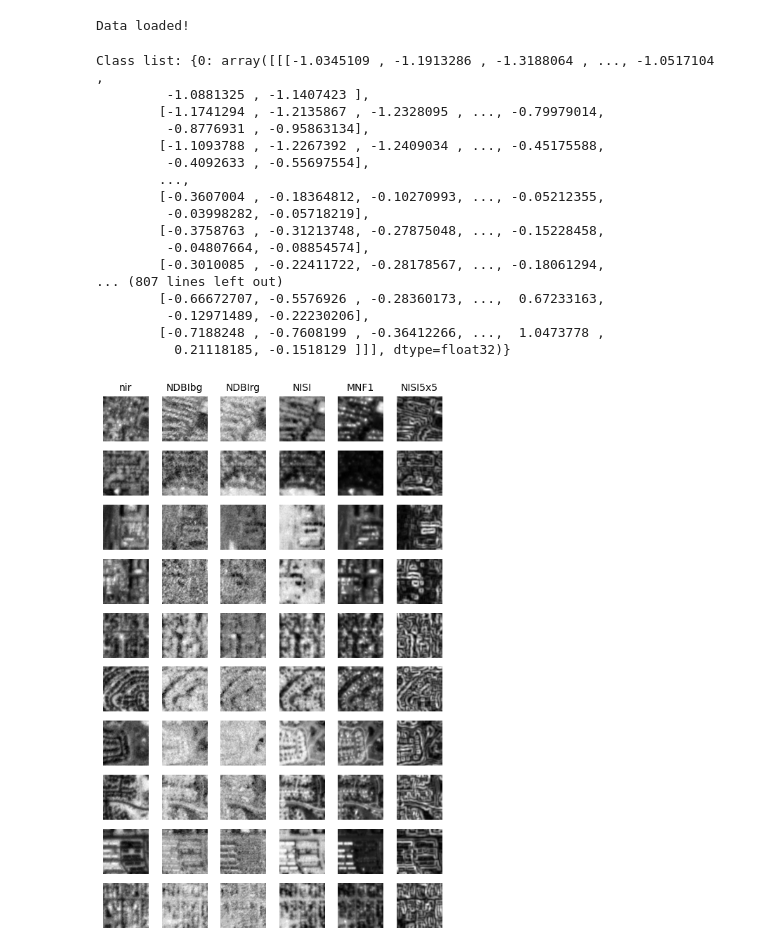
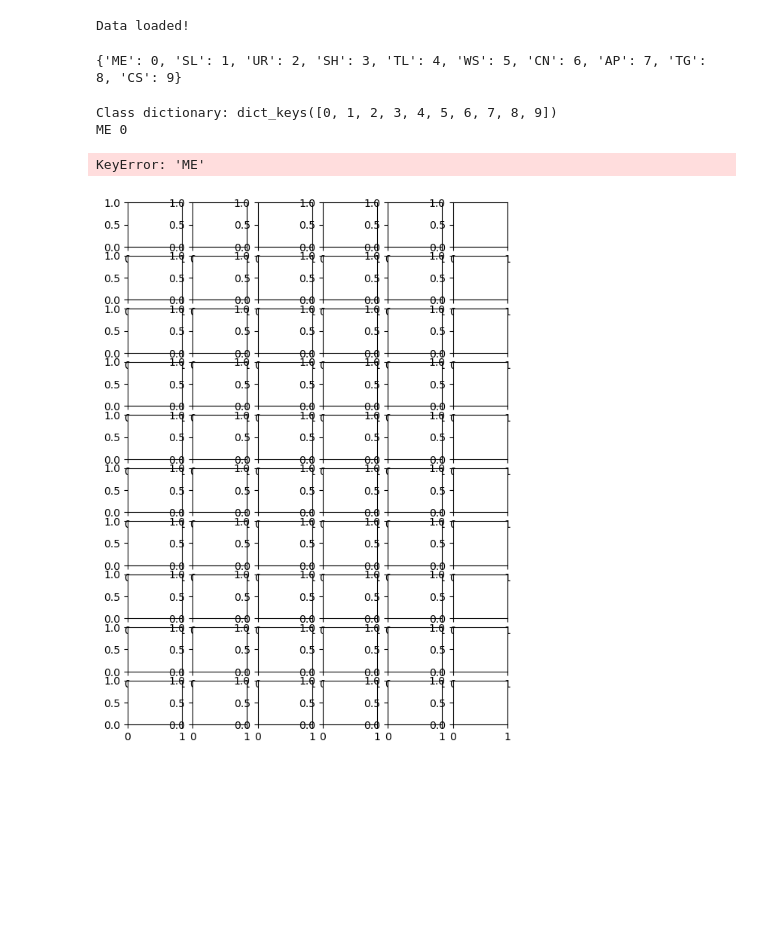
Before and after one commit to maxwellCcook/rooftop-mapping, a Jupyter notebook: code/_plot-image-chunks-DC-Denver.ipynb, the cells around one changed output. Cells and saved outputs as stored; diff of their text form; code cells hidden in the pictures; blank space fills up the shorter version.

```diff
--- a/code/_plot-image-chunks-DC-Denver.ipynb
+++ b/code/_plot-image-chunks-DC-Denver.ipynb
@@ -266,7 +308,7 @@ TG      172
 Name: count, dtype: int64
 # %%
 # Perform balanced sampling (random undersampling)
-ref_bal = balance_sampling(ref_windows, ratio=10, strategy='undersample')
+ref_bal = balance_sampling(ref_windows, ratio=5, strategy='undersample')
 ref_bal.class_code.value_counts()
 # %% [output]
 class_code
@@ -302,4 +344,8 @@ print(band_mapping)
 # Load the image data for denver as well
 stack_da_fp_denver = os.path.join(maindir, 'data/spatial/mod/denver_data/planet-data/denver_0815_psscene8b_final_norm.tif')
 stack_da_denver = rxr.open_rasterio(stack_da_fp_denver, mask=True, cache=False).squeeze()
+# %%
+# Load the RGB image data for Denver and D.C. (specify the file paths)
+rgb_fp_dc = os.path.join(maindir, 'data/spatial/mod/dc_data/planet-data/dc_0623_psscene8b.tif')
+rgb_fp_denver = os.path.join(maindir, 'data/spatial/mod/denver_data/planet-data/denver_0815_psscene8b.tif')
 # %%
@@ -332,28 +376,21 @@ image_ds_combined = DataLoader(image_ds_dc + image_ds_denver, batch_size=bs, shu
 print("Data loaded!")
 # %% [output]
 Data loaded!
+# %%
+print(class_mapping)
+# %% [output]
+{'ME': 0, 'SL': 1, 'UR': 2, 'SH': 3, 'TL': 4, 'WS': 5, 'CN': 6, 'AP': 7, 'TG': 8, 'CS': 9}
 # %%
 # Create a plot of image chunks
 out_png = os.path.join(maindir,'figures/Figure2_dc-denver_image_chunks.png')
-plot_image_chunks(image_ds_combined, class_mapping, bands_to_plot='all', figsize=(6.5,9), out_file=out_png)
+plot_image_chunks(
+    image_ds_combined, class_mapping, bands_to_plot='all', figsize=(6.5,9), out_file=out_png,
+    rgb_dc = rgb_fp_dc, rgb_denver = rgb_fp_denver
+)
 # %% [output]
-Class list: {0: array([[[-1.0345109 , -1.1913286 , -1.3188064 , ..., -1.0517104 ,
-         -1.0881325 , -1.1407423 ],
-        [-1.1741294 , -1.2135867 , -1.2328095 , ..., -0.79979014,
-         -0.8776931 , -0.95863134],
-        [-1.1093788 , -1.2267392 , -1.2409034 , ..., -0.45175588,
-         -0.4092633 , -0.55697554],
-        ...,
-        [-0.3607004 , -0.18364812, -0.10270993, ..., -0.05212355,
-         -0.03998282, -0.05718219],
-        [-0.3758763 , -0.31213748, -0.27875048, ..., -0.15228458,
-         -0.04807664, -0.08854574],
-        [-0.3010085 , -0.22411722, -0.28178567, ..., -0.18061294,
-... (807 lines left out)
-        [-0.66672707, -0.5576926 , -0.28360173, ...,  0.67233163,
-         -0.12971489, -0.22230206],
-        [-0.7188248 , -0.7608199 , -0.36412266, ...,  1.0473778 ,
-          0.21118185, -0.1518129 ]]], dtype=float32)}
+Class dictionary: dict_keys([0, 1, 2, 3, 4, 5, 6, 7, 8, 9])
+ME 0
+KeyError: 'ME'
-[figure, old version]
+[figure, new version]
 # %%
 gc.collect()
```
Also changed, not shown: parts of 3 cells of this notebook, 1 other file.
